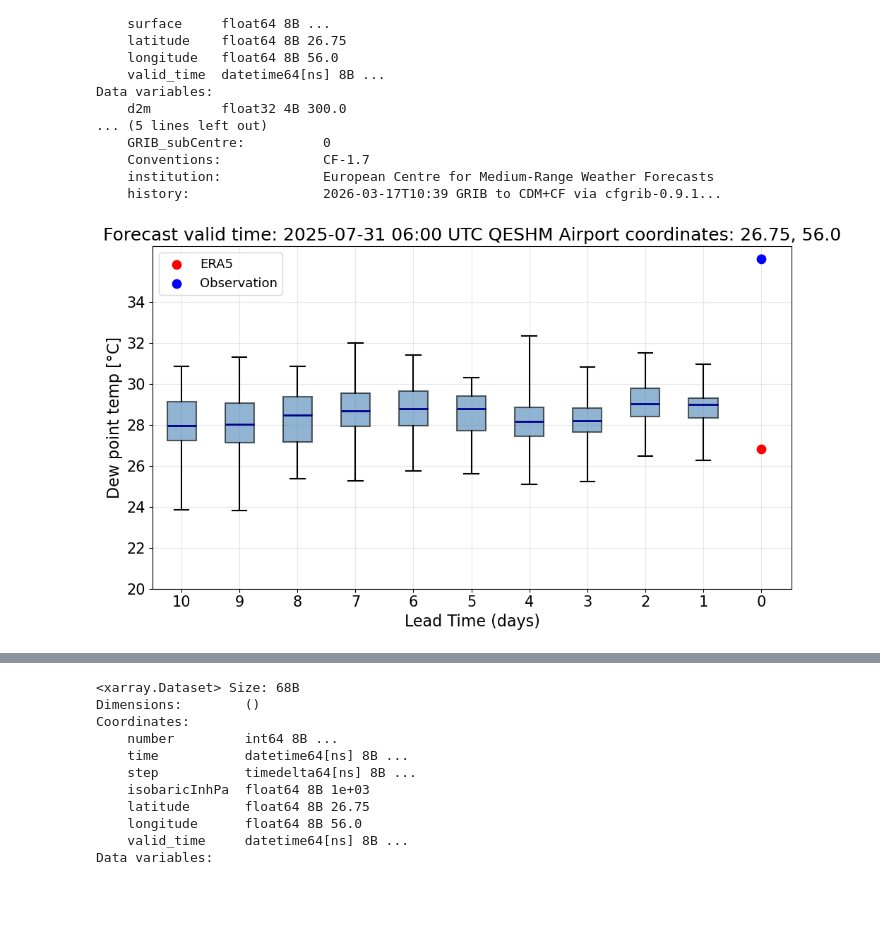
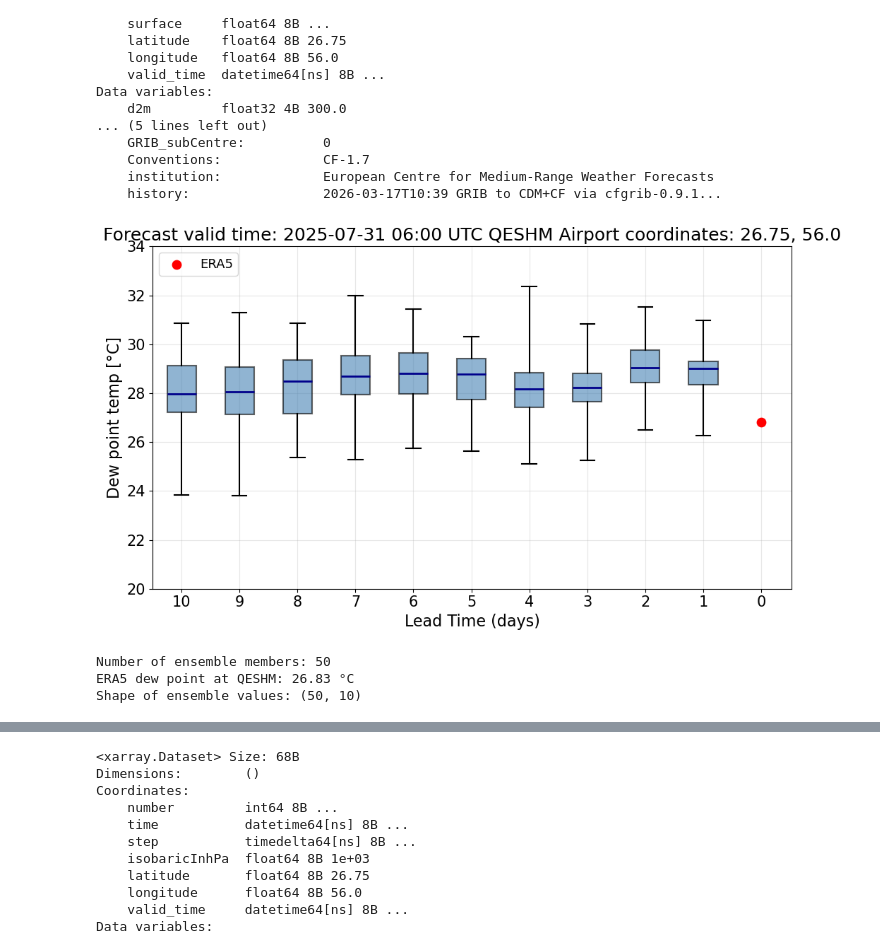
Before and after one commit to sofiehedetoft/Iran-project, a Jupyter notebook: Sofie/Results_Sofie_v5.ipynb, the cells around one changed output, grey strips where cells are left out. Saved outputs shown, nothing was run; the diff lists cells and outputs as text; code cells hidden in the pictures; blank space fills up the shorter version.

```diff
--- a/Sofie/Results_Sofie_v5.ipynb
+++ b/Sofie/Results_Sofie_v5.ipynb
@@ -19,7 +19,7 @@ ds_AIFS_sfc=xr.open_dataset('/Users/sofiehedetoft/Library/CloudStorage/OneDrive-
 ds_AIFS_sfc=ds_AIFS_sfc.assign(d2m_C=lambda ds_AIFS_sfc: (ds_AIFS_sfc.d2m-273.15))
 ds_AIFS_pl=ds_AIFS_pl.assign(t_C=lambda ds_AIFS_pl: (ds_AIFS_pl.t-273.15))
 ds_ERA5_pl=ds_ERA5_pl.assign(t_C=lambda ds_ERA5_pl: (ds_ERA5_pl.t-273.15))
-ds_ERA5_sfc=ds_ERA5_sfc.assign(d2m_C=lambda ds_ERA5_sfc: (ds_ERA5_sfc.d2m-273.15))
+ds_ERA5_sfc_nosubset=ds_ERA5_sfc.assign(d2m_C=lambda ds_ERA5_sfc: (ds_ERA5_sfc.d2m-273.15))
 # %%
 #change from K to C in the variable description of units for all 4
 # ds_ERA5_pl.t_C.GRIB_units
@@ -56,9 +148,9 @@ Coordinates:
 ## Set area
 # %%
 ds_ERA5_pl=ds_ERA5_pl.sel(latitude=slice(27.5,26), longitude=slice(54.25,57.5))
-ds_ERA5_sfc=ds_ERA5_sfc.sel(latitude=slice(27.5,26), longitude=slice(54.25,57.5))
+ds_ERA5_sfc=ds_ERA5_sfc_nosubset.sel(latitude=slice(27.5,26), longitude=slice(54.25,57.5))
 ds_AIFS_pl=ds_AIFS_pl.sel(latitude=slice(27.5,26), longitude=slice(54.25,57.5))
 ds_AIFS_sfc=ds_AIFS_sfc.sel(latitude=slice(27.5,26), longitude=slice(54.25,57.5))
 
-ds_AIFS_pl
+ds_ERA5_sfc
 # %% [output]
@@ -365,41 +457,54 @@ plt.scatter(
     color="red",
     marker="o",
     s=80,
     zorder=5,
     label="ERA5"
 )
 
-#real dew point temo
-plt.scatter(
-    n_leads+1,
-    36.1, #observation
-    color="blue",
-    marker="o",
-    s=80,
-    zorder=5,
-    label="Observation"
-)
+# #real dew point temo
+# plt.scatter(
+#     n_leads+1,
+#     36.1, #observation
+#     color="blue",
+#     marker="o",
+#     s=80,
+#     zorder=5,
+#     label="Observation"
+# )
 
 # Tick labels
 xtick_positions = np.arange(1, n_leads + 2)
 xtick_labels = list(leadtimes[::-1]) + [0]
 
 plt.xticks(xtick_positions, xtick_labels, fontsize=15)
 plt.yticks(fontsize=15)
 
 # valid_time = pd.to_datetime(ds_AIFS.fc_valid_time.values[0])
 # time_str = valid_time.strftime("%Y-%m-%d %H:%M")
 
 plt.title("Forecast valid time: 2025-07-31 06:00 UTC QESHM Airport coordinates: 26.75, 56.0", fontsize=18)
 
 plt.xlabel("Lead Time (days)", fontsize=16)
 plt.ylabel("Dew point temp [°C]", fontsize=16)
 plt.yticks(np.arange(20,33+2,2))
 
 plt.legend(fontsize=13,loc='upper left')
 plt.grid(alpha=0.3)
 
 plt.tight_layout()
 plt.show()
 # %% [output]
-[figure, old version]
+[figure, new version]
+# %%
+#how many ensemble members catch ERA5 value within their range?
+n_ens = AIFS_qeshm.sizes['ensemble_members']
+ens_values = AIFS_qeshm.d2m_C.values  # shape: (ensemble_members, leadtime)
+print(f"Number of ensemble members: {n_ens}")
+print(f"ERA5 dew point at QESHM: {ERA5_qeshm.d2m_C.values:.2f} °C")
+#print(f"ensemble values at QESHM: {ens_values}")
+
+print(f"Shape of ensemble values: {ens_values.shape}")
+# %% [output]
+Number of ensemble members: 50
+ERA5 dew point at QESHM: 26.83 °C
+Shape of ensemble values: (50, 10)
```
Also changed, not shown: parts of 22 cells of this notebook, 3 other files.
